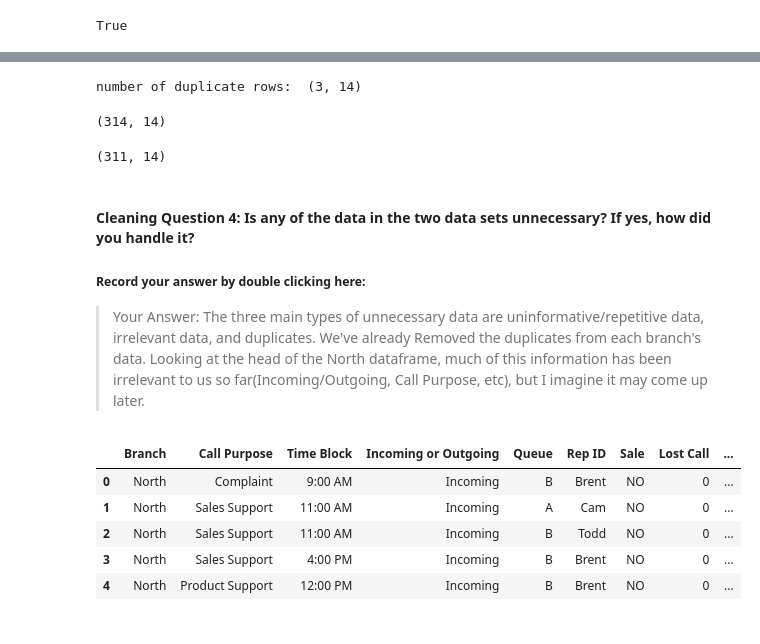
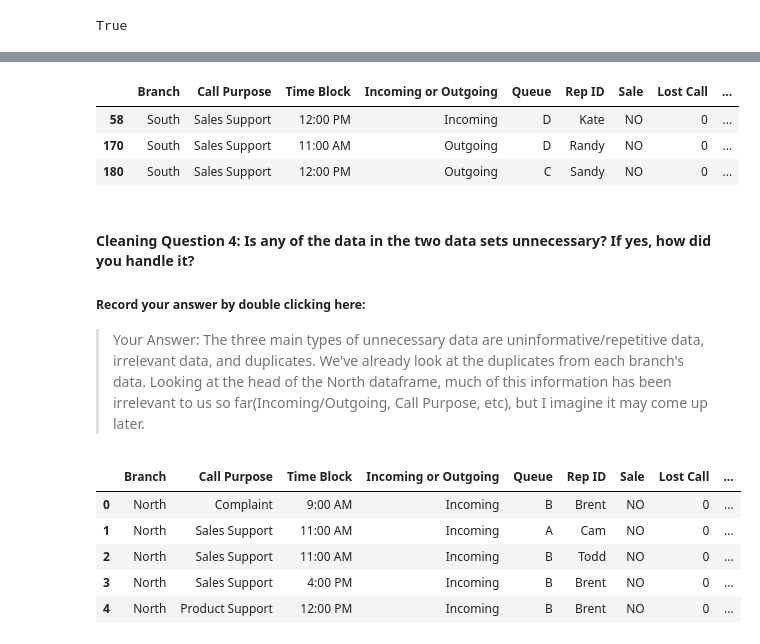
Before and after one commit to alexeherron/call-center-cleanup-assignment, a Jupyter notebook: Call_Center_Cleanup.ipynb, the cells around one changed output, grey strips where cells are left out. Drawn from its saved outputs; the diff is of its cells as text; code cells hidden in the pictures.

```diff
--- a/Call_Center_Cleanup.ipynb
+++ b/Call_Center_Cleanup.ipynb
@@ -254,10 +241,9 @@ number of duplicate rows:  (0, 14)
 # %%
-# Now to do the same thing for the South branch!
-duplicate_rows_s_df = south_df[south_df.duplicated()]
-print("number of duplicate rows: ", duplicate_rows_s_df.shape)
+# Just for fun, let's do the same thing for the South branch!
+s_see_dups = south_df[south_df.duplicated()]
+s_see_dups
 # %% [output]
-number of duplicate rows:  (3, 14)
+|  | Branch | Call Purpose | Time Block | Incoming or Outgoing | Queue | Rep ID | Sale | Lost Call | ... |
+| 58 | South | Sales Support | 12:00 PM | Incoming | D | Kate | NO | 0 | ... |
+| 170 | South | Sales Support | 11:00 AM | Outgoing | D | Randy | NO | 0 | ... |
+| 180 | South | Sales Support | 12:00 PM | Outgoing | C | Sandy | NO | 0 | ... |
-# %%
-south_df.shape
-# %% [output]
-(314, 14)
@@ -267,12 +250,7 @@ south_df = south_df.drop_duplicates()
-# %%
-# Nice, we dropped the 3 duplicate rows!
-south_df.shape
-# %% [output]
-(311, 14)
 # %% [markdown]
 #### Cleaning Question 4:  Is any of the data in the two data sets unnecessary? If yes, how did you handle it?
 ##### Record your answer by double clicking here:
-> Your Answer: The three main types of unnecessary data are uninformative/repetitive data, irrelevant data, and duplicates. We've already Removed the duplicates from each branch's data. Looking at the head of the North dataframe, much of this information has been irrelevant to us so far(Incoming/Outgoing, Call Purpose, etc), but I imagine it may come up later.
+> Your Answer: The three main types of unnecessary data are uninformative/repetitive data, irrelevant data, and duplicates. We've already look at the duplicates from each branch's data. Looking at the head of the North dataframe, much of this information has been irrelevant to us so far(Incoming/Outgoing, Call Purpose, etc), but I imagine it may come up later.
 # %%
 #Code Used
 # Add Additional Cells as needed.
```
Also changed, not shown: parts of 28 cells of this notebook.
